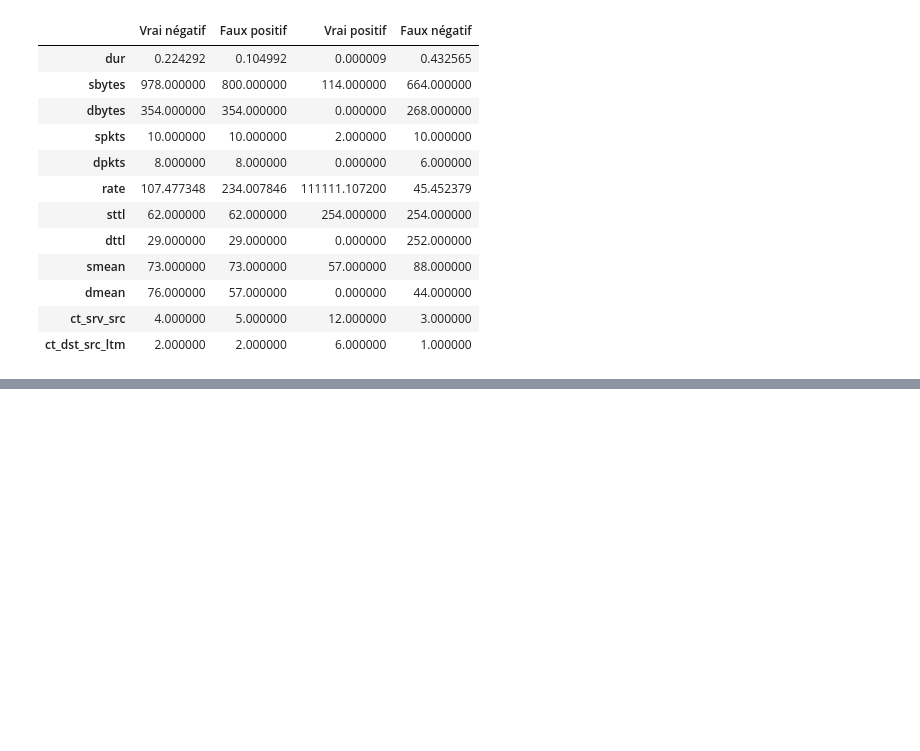
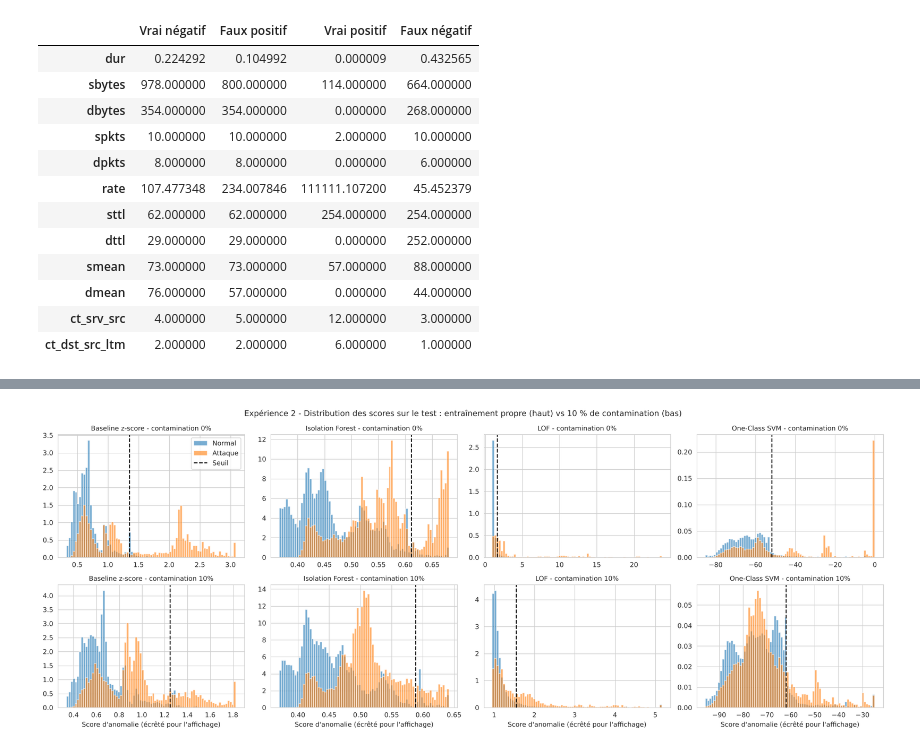
Before and after one commit to myssclick/Detection_Anomalie_Fraude_Python, a Jupyter notebook: notebooks/projet5_AntoineMOREL_EtienneSEILLE_DelvinTRAN.ipynb, the cells around one changed output, grey strips where cells are left out. Saved outputs shown, nothing was run; the diff lists cells and outputs as text; code cells hidden in the pictures; blank space fills up the shorter version.

```diff
--- a/notebooks/projet5_AntoineMOREL_EtienneSEILLE_DelvinTRAN.ipynb
+++ b/notebooks/projet5_AntoineMOREL_EtienneSEILLE_DelvinTRAN.ipynb
@@ -690,0 +845,19 @@ Médianes des variables selon le type de décision :
+# %%
+lvl0, lvl1 = CONTAMINATION_LEVELS[0], CONTAMINATION_LEVELS[-1]
+fig, axes = plt.subplots(2, 4, figsize=(18, 7))
+for j, name in enumerate(DETECTORS):
+    for i, lvl in enumerate((lvl0, lvl1)):
+        ax = axes[i, j]
+        s, thr = exp2_scores[(name, lvl)]
+        lo, hi = np.quantile(s, [0.001, 0.995])
+        sc, bins = np.clip(s, lo, hi), np.linspace(lo, hi, 80)
+        ax.hist(sc[y_test == 0], bins=bins, alpha=0.6, density=True, label="Normal")
+        ax.hist(sc[y_test == 1], bins=bins, alpha=0.6, density=True, label="Attaque")
+        ax.axvline(np.clip(thr, lo, hi), color="black", ls="--", label="Seuil")
+        ax.set_title(f"{name} - contamination {lvl:.0%}", fontsize=10)
+        if i == 1: ax.set_xlabel("Score d'anomalie (écrêté pour l'affichage)")
+axes[0, 0].legend()
+plt.suptitle("Expérience 2 - Distribution des scores sur le test : entraînement propre (haut) vs 10 % de contamination (bas)")
+plt.tight_layout(); save_fig(fig, "exp2_distributions_scores"); plt.show()
+# %% [output]
+[figure, added]
```
Also changed, not shown: parts of 19 cells of this notebook, 10 other files.
